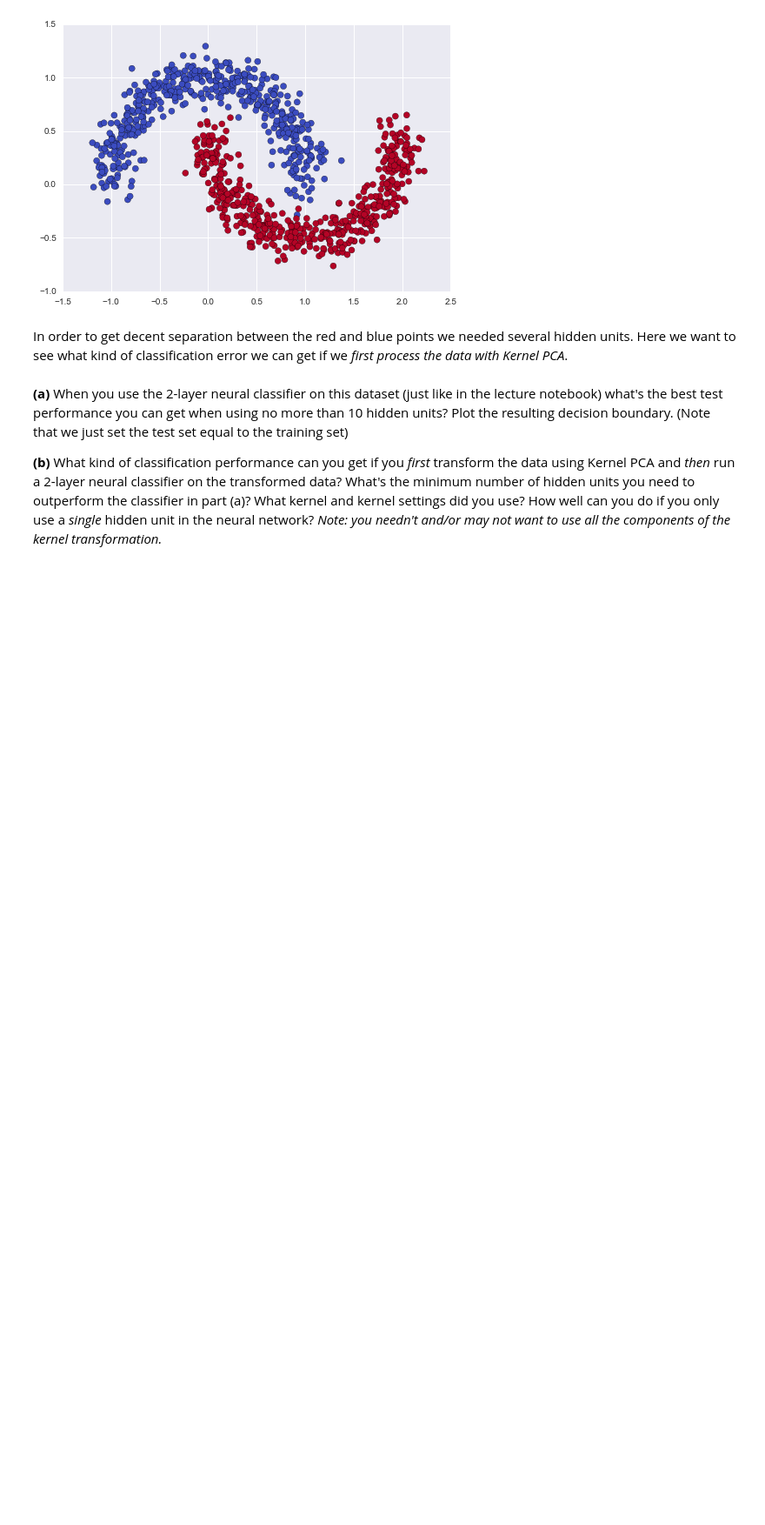
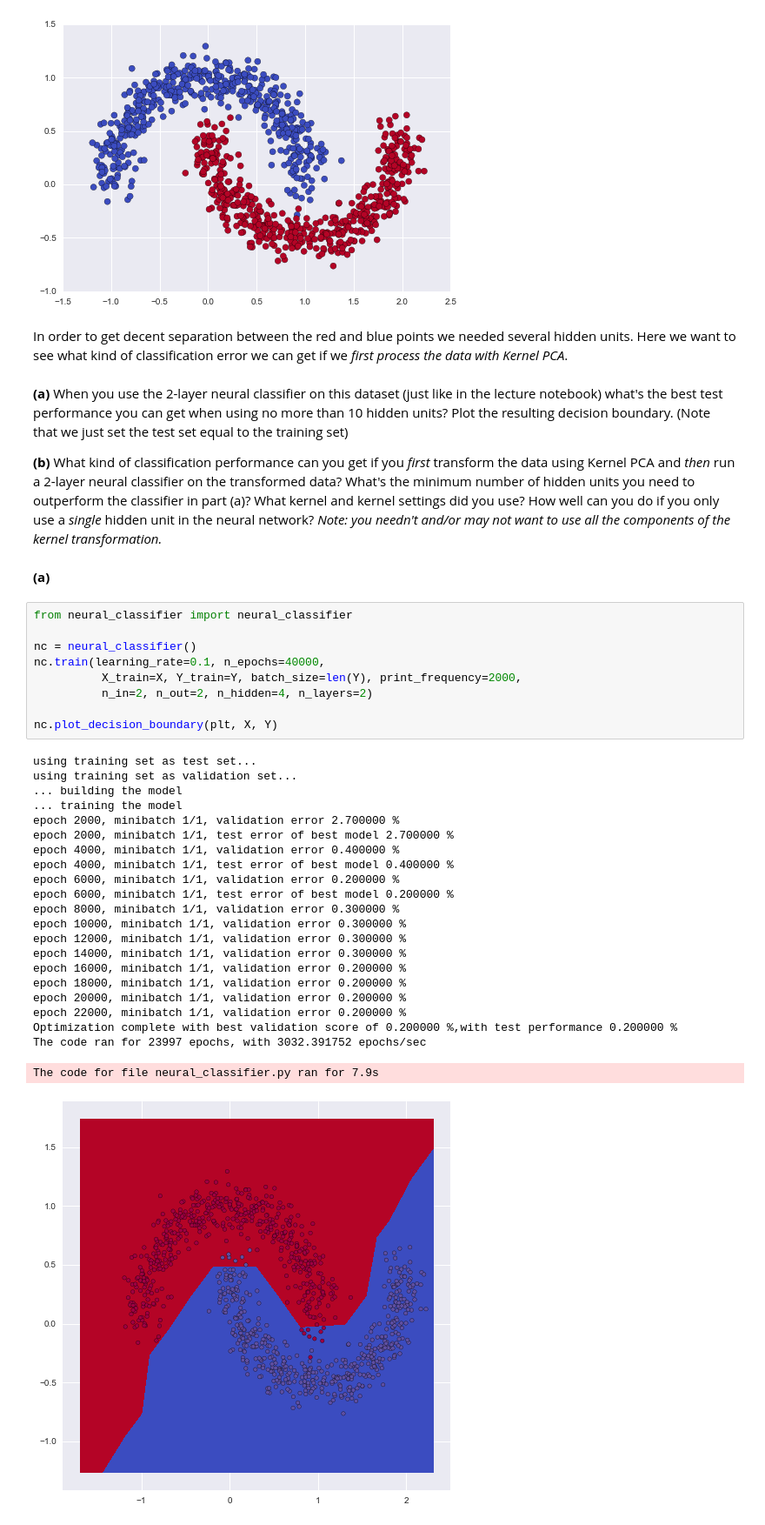
Before and after one commit to afcarl/machine_learning, a Jupyter notebook: homework4/nn1_hw.ipynb, the cells around one changed output. Shown at 87% size. Drawn from its saved outputs; the diff is of its cells as text; blank space fills up the shorter version.

```diff
--- a/homework4/nn1_hw.ipynb
+++ b/homework4/nn1_hw.ipynb
@@ -184,3 +184,37 @@ In order to get decent separation between the red and blue points we needed seve
 __(a)__ When you use the 2-layer neural classifier on this dataset (just like in the lecture notebook) what's the best test performance you can get when using no more than 10 hidden units? Plot the resulting decision boundary. (Note that we just set the test set equal to the training set)
 
 __(b)__ What kind of classification performance can you get if you _first_ transform the data using Kernel PCA and _then_ run a 2-layer neural classifier on the transformed data? What's the minimum number of hidden units you need to outperform the classifier in part (a)? What kernel and kernel settings did you use? How well can you do if you only use a _single_ hidden unit in the neural network? _Note: you needn't and/or may not want to use all the components of the kernel transformation._
+# %% [markdown]
+__(a)__
+# %%
+from neural_classifier import neural_classifier
+
+nc = neural_classifier()
+nc.train(learning_rate=0.1, n_epochs=40000,
+          X_train=X, Y_train=Y, batch_size=len(Y), print_frequency=2000,
+          n_in=2, n_out=2, n_hidden=4, n_layers=2)
+
+nc.plot_decision_boundary(plt, X, Y)
+# %% [output]
+using training set as test set...
+using training set as validation set...
+... building the model
+... training the model
+epoch 2000, minibatch 1/1, validation error 2.700000 %
+epoch 2000, minibatch 1/1, test error of best model 2.700000 %
+epoch 4000, minibatch 1/1, validation error 0.400000 %
+epoch 4000, minibatch 1/1, test error of best model 0.400000 %
+epoch 6000, minibatch 1/1, validation error 0.200000 %
+epoch 6000, minibatch 1/1, test error of best model 0.200000 %
+epoch 8000, minibatch 1/1, validation error 0.300000 %
+epoch 10000, minibatch 1/1, validation error 0.300000 %
+epoch 12000, minibatch 1/1, validation error 0.300000 %
+epoch 14000, minibatch 1/1, validation error 0.300000 %
+epoch 16000, minibatch 1/1, validation error 0.200000 %
+epoch 18000, minibatch 1/1, validation error 0.200000 %
+epoch 20000, minibatch 1/1, validation error 0.200000 %
+epoch 22000, minibatch 1/1, validation error 0.200000 %
+Optimization complete with best validation score of 0.200000 %,with test performance 0.200000 %
+The code ran for 23997 epochs, with 3032.391752 epochs/sec
+The code for file neural_classifier.py ran for 7.9s
+[figure, added]
```
Also changed, not shown: parts of 7 cells of this notebook, 1 other file.
